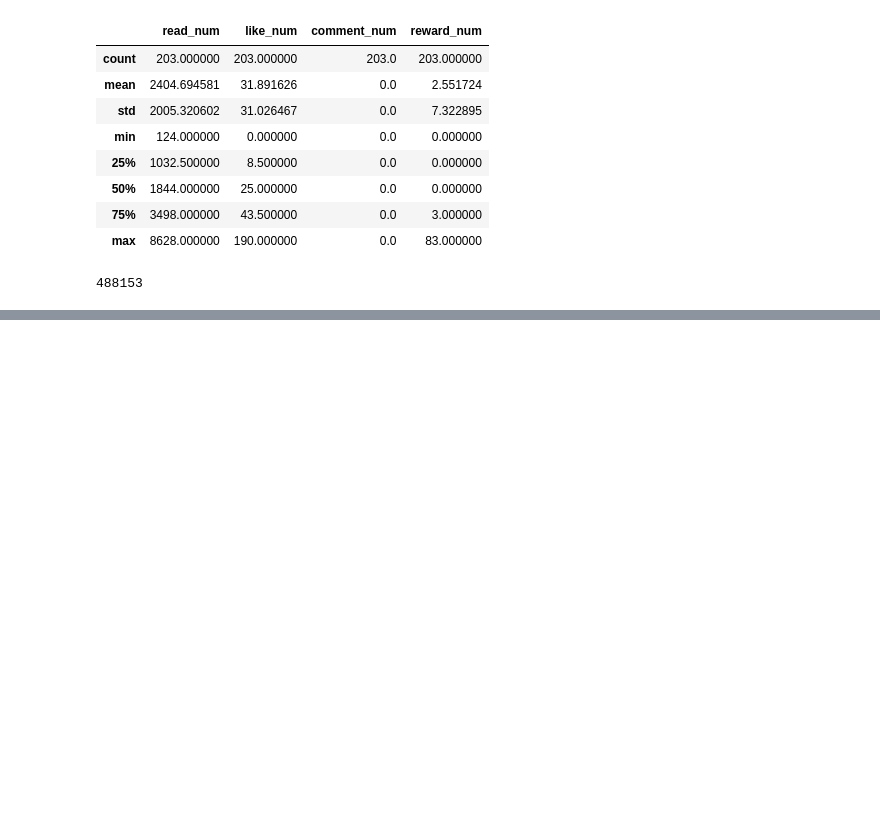
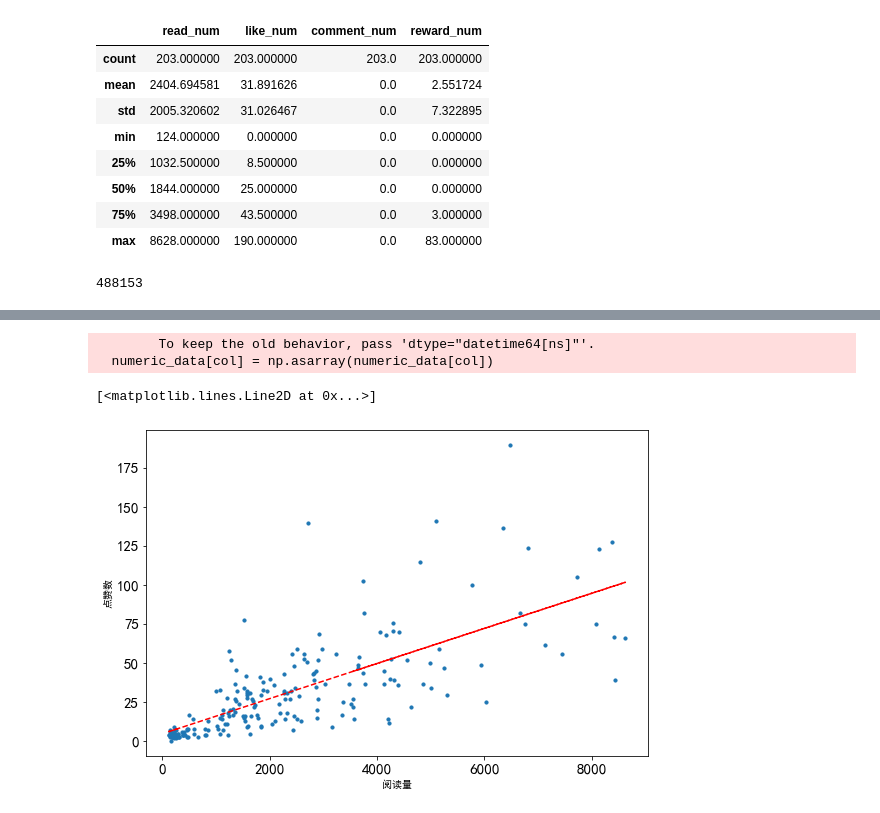
Before and after one commit to articuly/Self-study, a Jupyter notebook: 分析微信公众号数据的例子.ipynb, the cells around one changed output, grey strips where cells are left out. Drawn from its saved outputs; the diff is of its cells as text; code cells hidden in the pictures; blank space fills up the shorter version.

```diff
--- a/分析微信公众号数据的例子.ipynb
+++ b/分析微信公众号数据的例子.ipynb
@@ -51,0 +114,14 @@ ax.legend().set_visible(False)
+# %%
+# 散点图
+ax = df.plot(kind="scatter", y='like_num', x='read_num',s=10, figsize=(9,6), fontsize=15)
+ax.set_xlabel("阅读量")
+ax.set_ylabel("点赞数")
+
+z = np.polyfit(df.read_num, df.like_num, 1)
+p = np.poly1d(z)
+plt.plot(df.read_num,p(df.read_num),"r--")
+# %% [output]
+        To keep the old behavior, pass 'dtype="datetime64[ns]"'.
+  numeric_data[col] = np.asarray(numeric_data[col])
+[<matplotlib.lines.Line2D at 0x...>]
+[figure, added]
```
Also changed, not shown: parts of 7 cells of this notebook.
